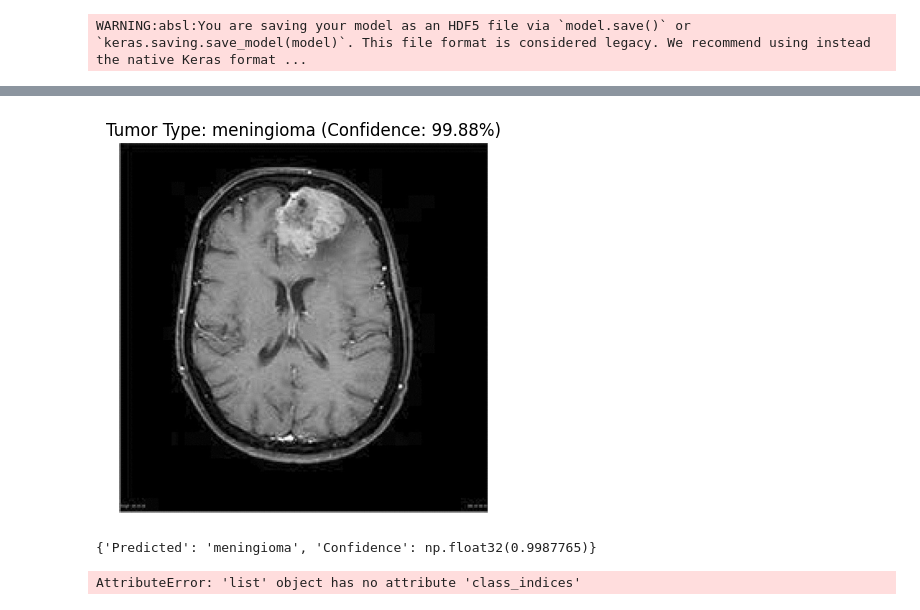
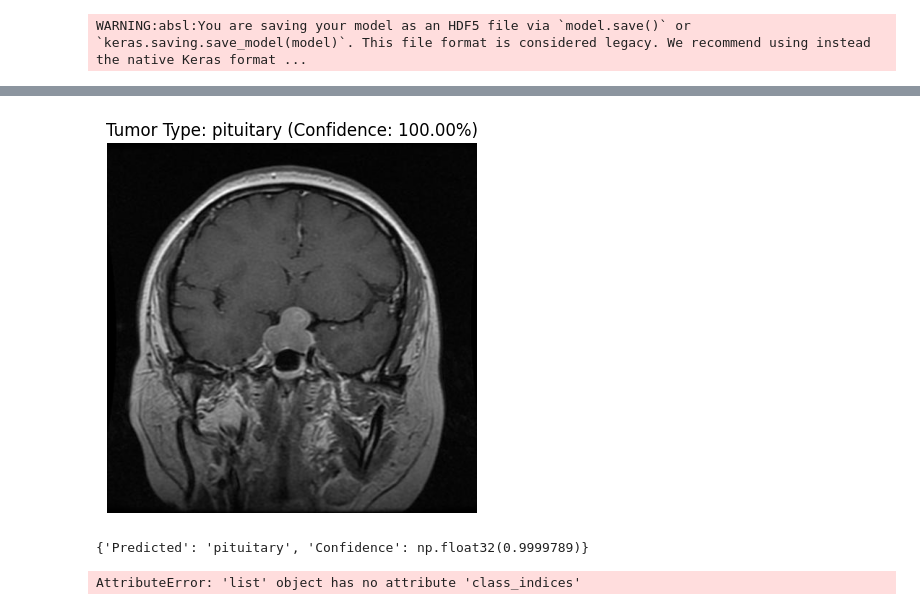
Before and after one commit to aditya90001/BRAIN_tumour_Detection, a Jupyter notebook: Untitled13.ipynb, the cells around one changed output, grey strips where cells are left out. Saved outputs shown, nothing was run; the diff lists cells and outputs as text; code cells hidden in the pictures.

```diff
--- a/Untitled13.ipynb
+++ b/Untitled13.ipynb
@@ -327,5 +323,5 @@ detect_and_display(image_path, model)
 # %%
 # Example usage
-image_path ='/content/41598_2023_41576_Fig1_HTML.jpg'  # Provide the path to your new image
+image_path = '/content/drive/MyDrive/MRI Images/Testing/pituitary/Te-piTr_0001.jpg' # Provide the path to your new image
 detect_and_display(image_path, model)
 # %% [output]
@@ -333,5 +329,5 @@ detect_and_display(image_path, model)
-[figure, old version]
+[figure, new version]
-{'Predicted': 'meningioma', 'Confidence': np.float32(0.9987765)}
+{'Predicted': 'pituitary', 'Confidence': np.float32(0.9999789)}
 # %%
 print(test_labels.class_indices)
 # %% [output]
```
Also changed, not shown: parts of 9 cells of this notebook.
